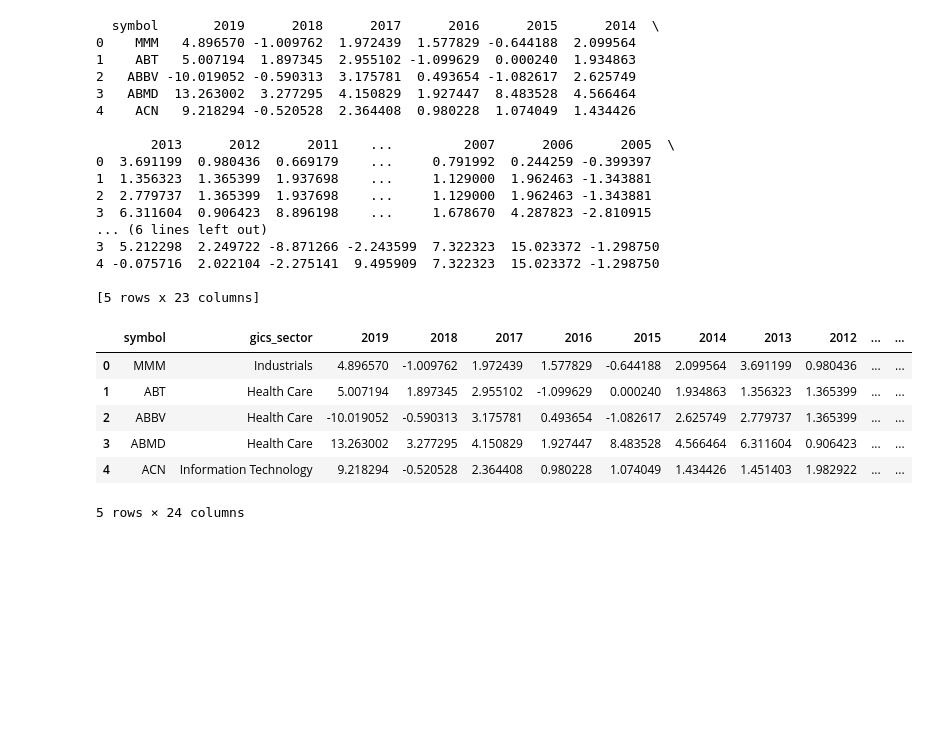
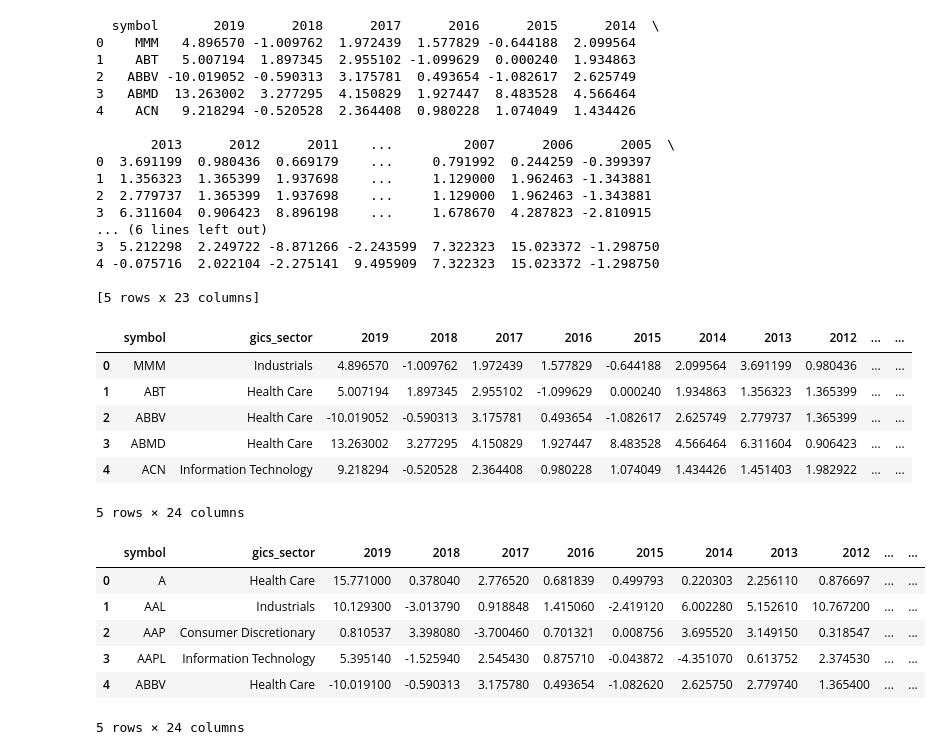
Before and after one commit to WallStofTheWest/WallStofTheWest.github.io, a Jupyter notebook: Extraction_Transform_Load.ipynb, the cells around one changed output. Saved outputs shown, nothing was run; the diff lists cells and outputs as text; code cells hidden in the pictures; blank space fills up the shorter version.

```diff
--- a/Extraction_Transform_Load.ipynb
+++ b/Extraction_Transform_Load.ipynb
@@ -442,3 +464,14 @@ final_df.head()
 5 rows × 24 columns
 # %%
 final_df.to_sql(name='stock_yony_return', con=engine, if_exists='append', index=False)
+# %%
+yony_df = pd.read_sql('select * from stock_yony_return;', con=conn)
+yony_df.head()
+# %% [output]
+|  | symbol | gics_sector | 2019 | 2018 | 2017 | 2016 | 2015 | 2014 | 2013 | 2012 | ... | ... |
+| 0 | A | Health Care | 15.771000 | 0.378040 | 2.776520 | 0.681839 | 0.499793 | 0.220303 | 2.256110 | 0.876697 | ... | ... |
+| 1 | AAL | Industrials | 10.129300 | -3.013790 | 0.918848 | 1.415060 | -2.419120 | 6.002280 | 5.152610 | 10.767200 | ... | ... |
+| 2 | AAP | Consumer Discretionary | 0.810537 | 3.398080 | -3.700460 | 0.701321 | 0.008756 | 3.695520 | 3.149150 | 0.318547 | ... | ... |
+| 3 | AAPL | Information Technology | 5.395140 | -1.525940 | 2.545430 | 0.875710 | -0.043872 | -4.351070 | 0.613752 | 2.374530 | ... | ... |
+| 4 | ABBV | Health Care | -10.019100 | -0.590313 | 3.175780 | 0.493654 | -1.082620 | 2.625750 | 2.779740 | 1.365400 | ... | ... |
+5 rows × 24 columns
```
Also changed, not shown: parts of 7 cells of this notebook.
